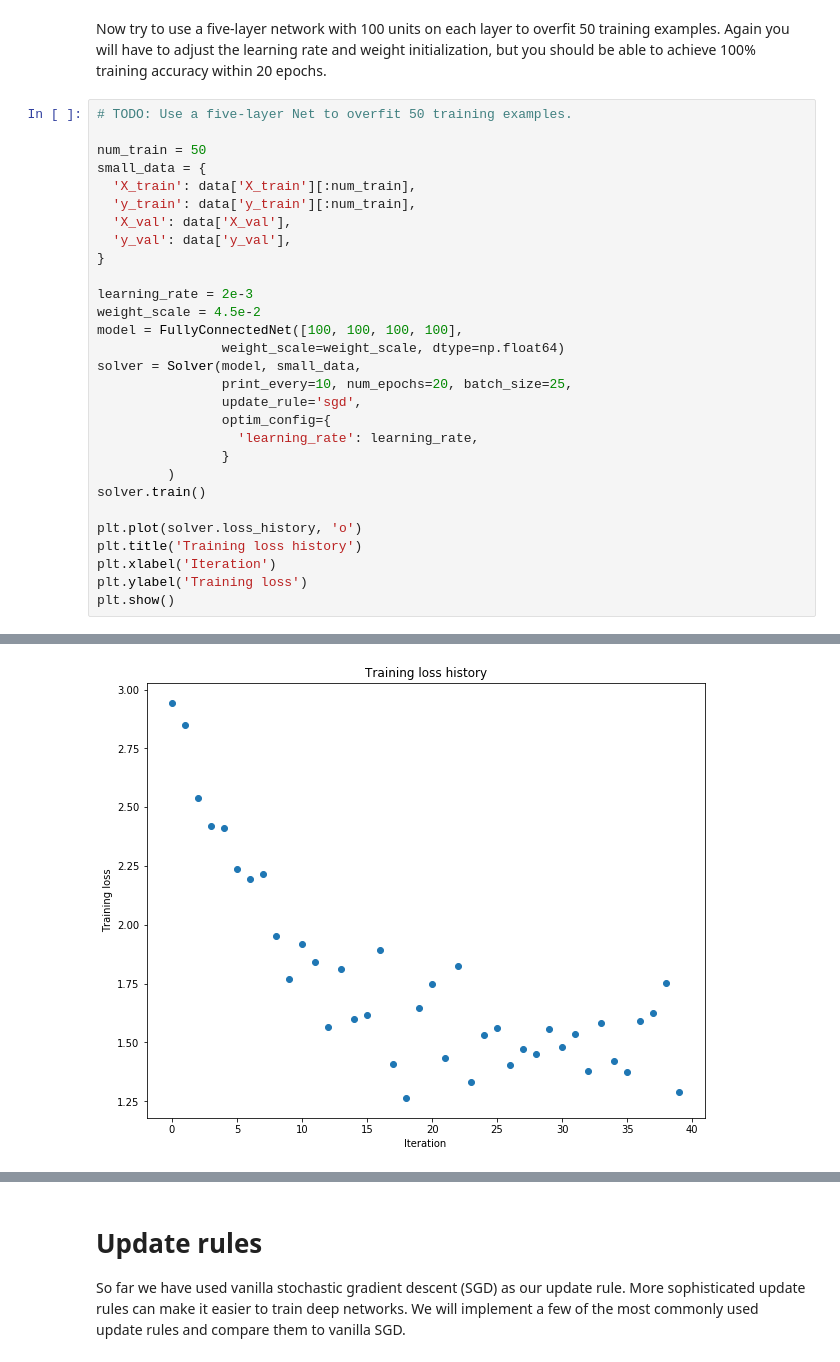
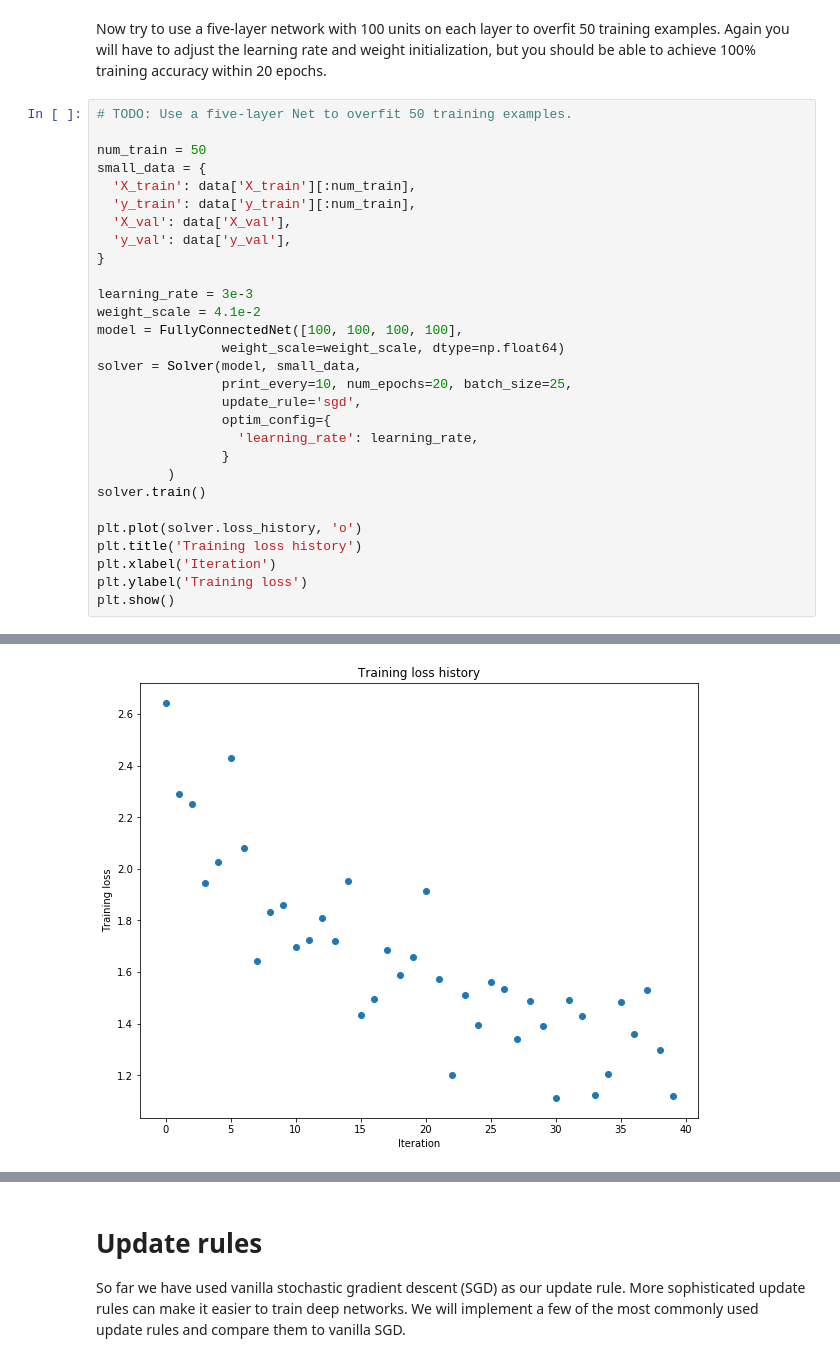
Before and after one commit to smartjinyu/CS231n_assignments, a Jupyter notebook: assignment2/FullyConnectedNets.ipynb, the cells around one changed output, grey strips where cells are left out. Drawn from its saved outputs; the diff is of its cells as text.

```diff
--- a/assignment2/FullyConnectedNets.ipynb
+++ b/assignment2/FullyConnectedNets.ipynb
@@ -491,8 +491,8 @@ small_data = {
   'y_val': data['y_val'],
 }
 
-learning_rate = 2e-3
-weight_scale = 4.5e-2
+learning_rate = 3e-3
+weight_scale = 4.1e-2
 model = FullyConnectedNet([100, 100, 100, 100],
                 weight_scale=weight_scale, dtype=np.float64)
 solver = Solver(model, small_data,
@@ -530,4 +530,4 @@ plt.show()
-[figure, old version]
+[figure, new version]
 # %% [markdown]
 # Inline question:
 Did you notice anything about the comparative difficulty of training the three-layer net vs training the five layer net?
```
Also changed, not shown: parts of 6 cells of this notebook, 1 other file.
